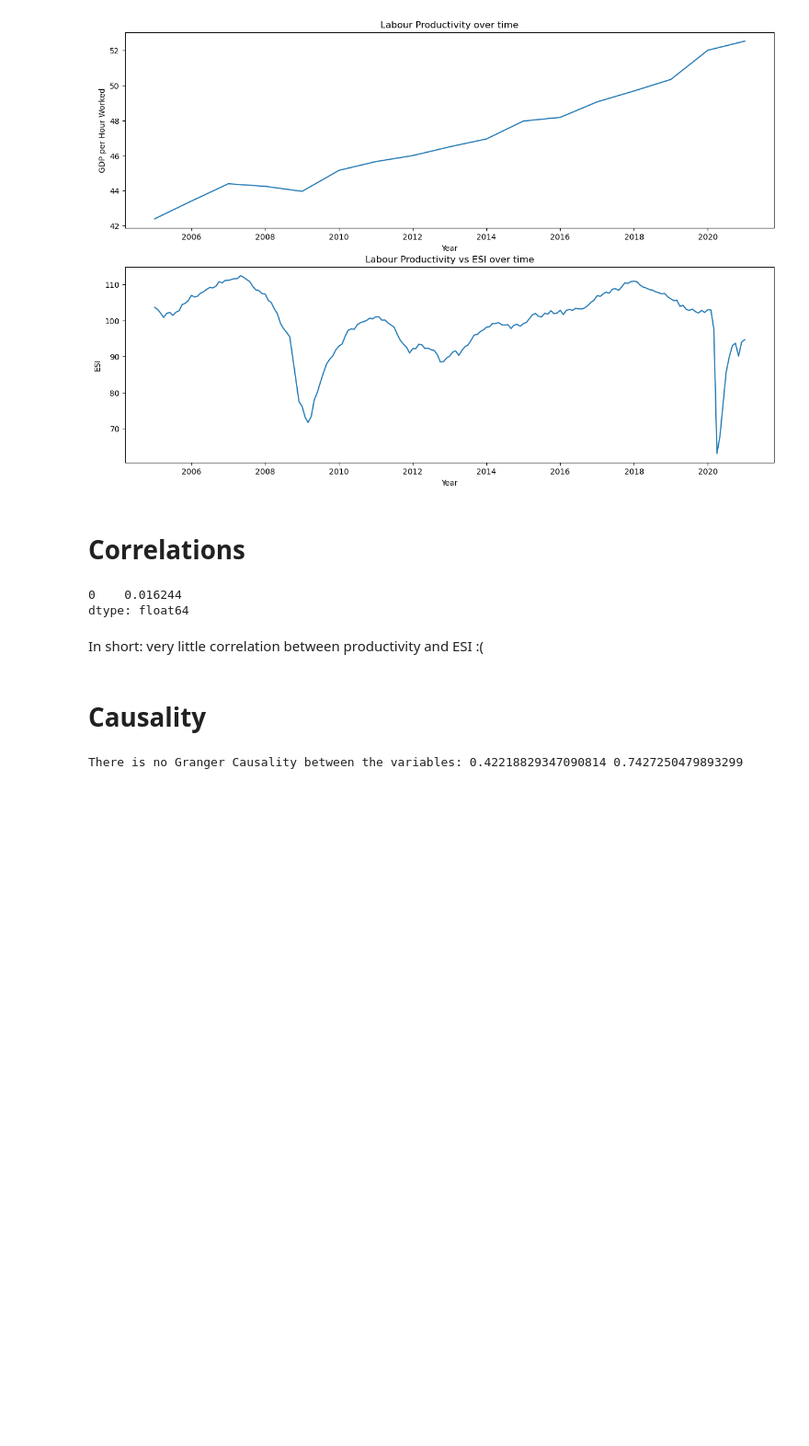
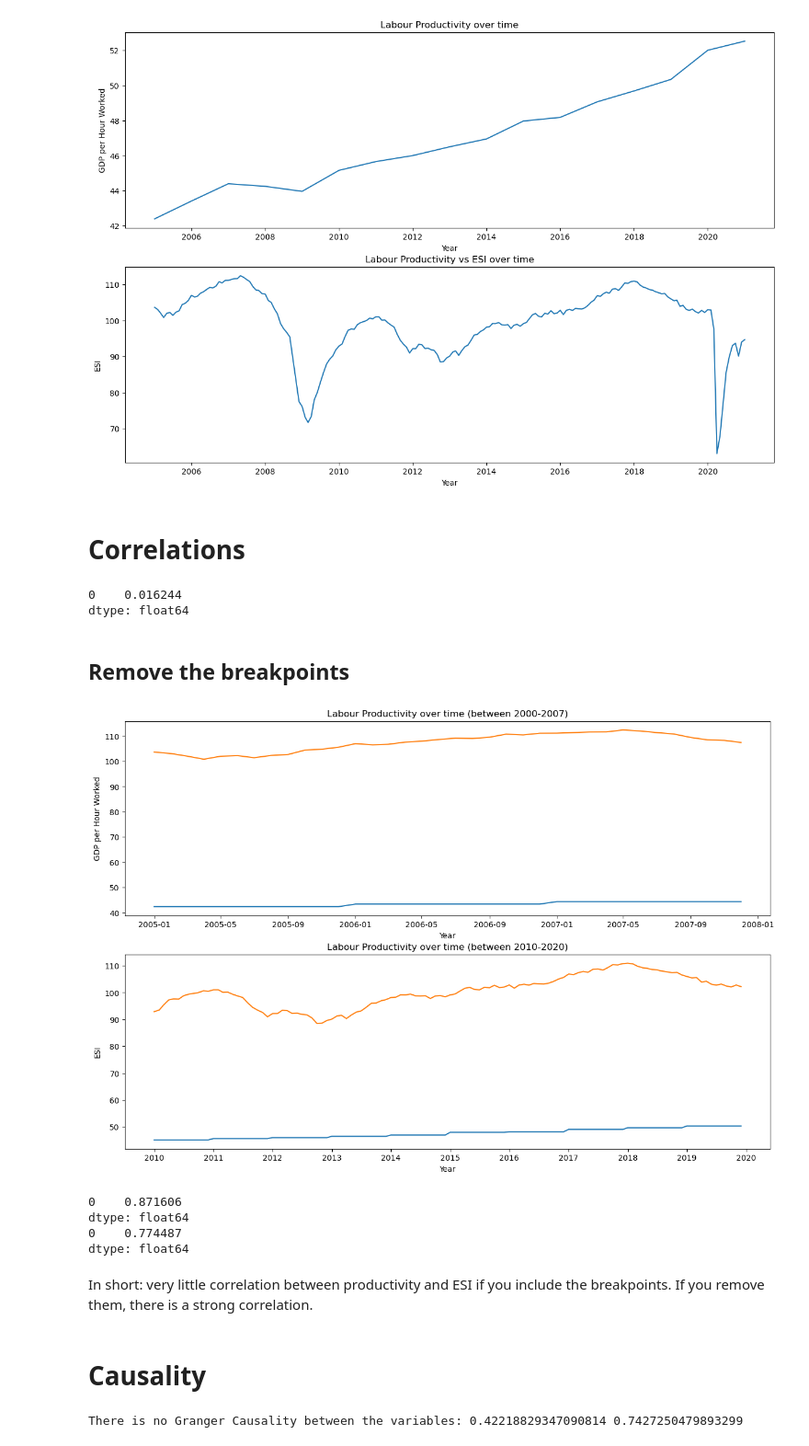
Before and after one commit to JoanneLin168/ADS-European-Productivity, a Jupyter notebook: Notebooks/productivityVsESI.ipynb, the cells around one changed output. Shown at 92% size. Drawn from its saved outputs; the diff is of its cells as text; code cells hidden in the pictures; blank space fills up the shorter version.

Commit message:
Added code to compare data when ignoring breakpoints

```diff
--- a/Notebooks/productivityVsESI.ipynb
+++ b/Notebooks/productivityVsESI.ipynb
@@ -107,8 +108,45 @@ df_A.corrwith(df_B)
 # %% [output]
 0    0.016244
 dtype: float64
+# %% [markdown]
+## Remove the breakpoints
+# %%
+# Remove the data for 2008-2010 and 2020 onwards
+df_A_2000 = df_A.loc['2000-01-01':'2007-12-01']
+df_A_2010 = df_A.loc['2010-01-01':'2019-12-01']
+
+df_B_2000 = df_B.loc['2000-01-01':'2007-12-01']
+df_B_2010 = df_B.loc['2010-01-01':'2019-12-01']
+
+# Plot the data
+fig, ax = plt.subplots(2, 1, figsize=(15, 10))
+ax[0].plot(df_A_2000, label='Productivity')
+ax[0].plot(df_B_2000, label='ESI')
+ax[0].set_xlabel('Year')
+ax[0].set_ylabel('GDP per Hour Worked')
+ax[0].set_title('Labour Productivity over time (between 2000-2007)')
+
+ax[1].plot(df_A_2010, label='Productivity')
+ax[1].plot(df_B_2010, label='ESI')
+ax[1].set_xlabel('Year')
+ax[1].set_ylabel('ESI')
+ax[1].set_title('Labour Productivity over time (between 2010-2020)')
+plt.show()
+# %% [output]
+[figure, added]
+# %%
+# Calculate correlations
+result_2000 = df_A_2000.corrwith(df_B_2000)
+result_2010 = df_A_2010.corrwith(df_B_2010)
+print(result_2000)
+print(result_2010)
+# %% [output]
+0    0.871606
+dtype: float64
+0    0.774487
+dtype: float64
 # %% [markdown]
-In short: very little correlation between productivity and ESI :(
+In short: very little correlation between productivity and ESI if you include the breakpoints. If you remove them, there is a strong correlation.
 # %% [markdown]
 # Causality
 # %%
```
Also changed, not shown: parts of 1 cell of this notebook.
